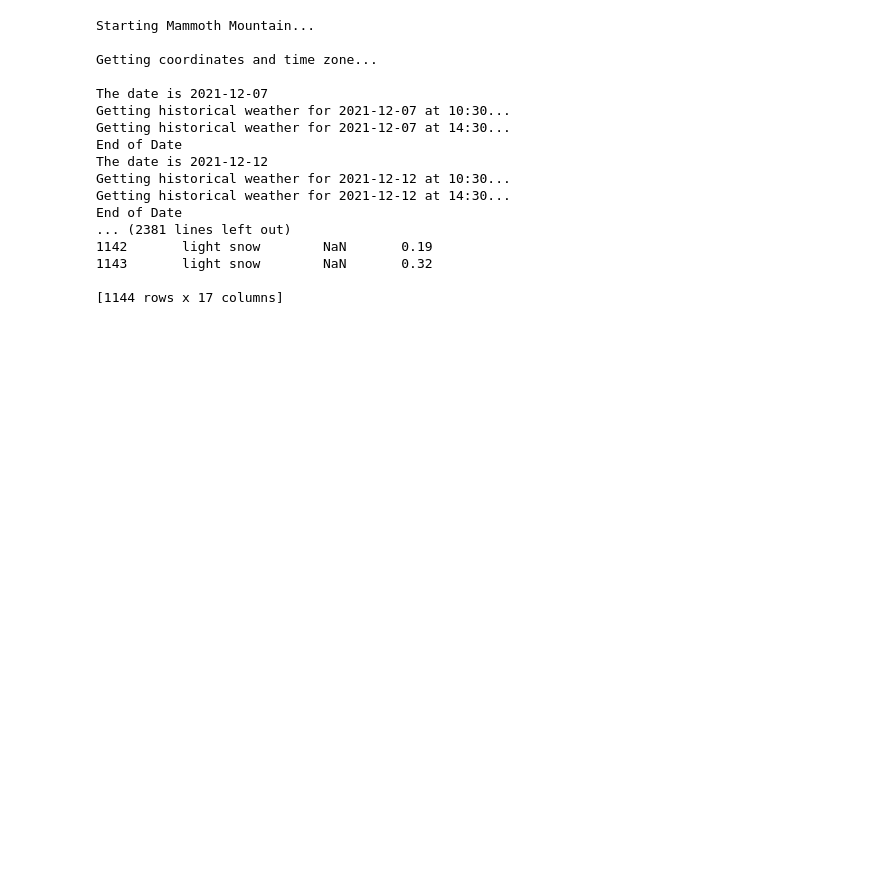
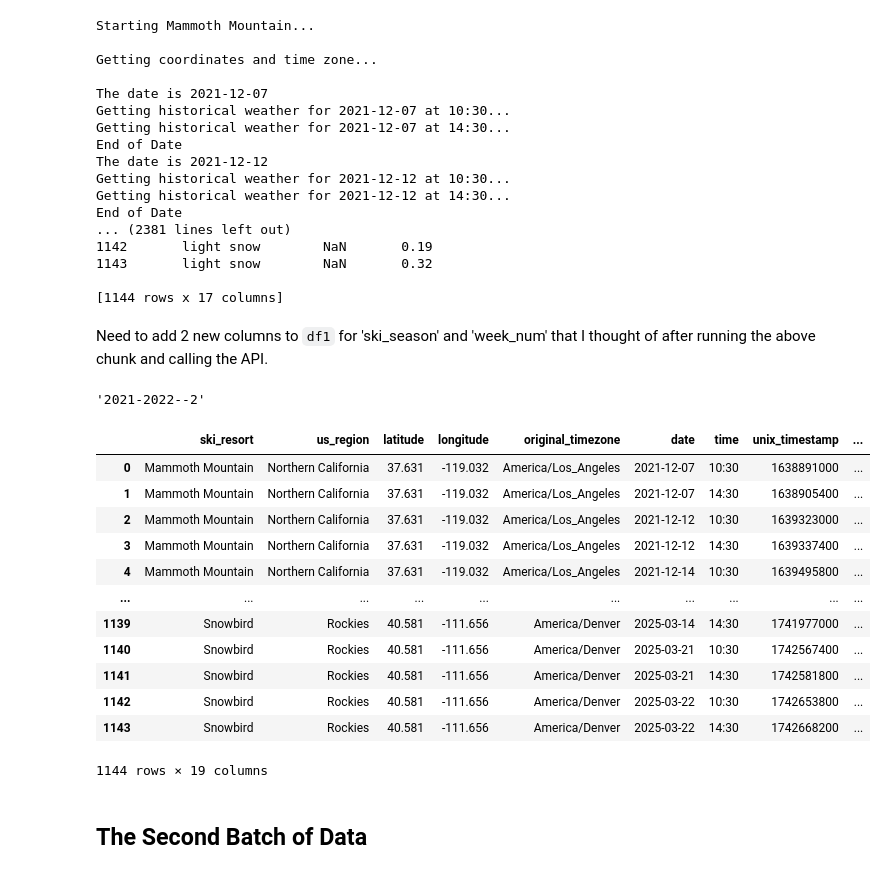
Before and after one commit to schoglund/bigdata520-final-project, a Jupyter notebook: Date Frequency.ipynb, the cells around one changed output. Saved outputs shown, nothing was run; the diff lists cells and outputs as text; code cells hidden in the pictures; blank space fills up the shorter version.

Commit message:
all 3 batches of data

```diff
--- a/Date Frequency.ipynb
+++ b/Date Frequency.ipynb
@@ -282,7 +282,7 @@ resorts = {
     'The Summit at Snoqualmie': 'PNW',
     'Mt. Bachelor': 'PNW',
     'Boyne Mountain': 'Midwest',
-    'The Highlands': 'Midwest'
+    'Boyne Highlands': 'Midwest'
 }
 # %% [markdown]
 Will combine the work of getting the coordinates for a resort then the weather for all the timestamps before proceeding to the next resort.
@@ -867,3 +867,43 @@ End of Date
 1143       light snow        NaN       0.32
 
 [1144 rows x 17 columns]
+# %% [markdown]
+Need to add 2 new columns to `df1` for 'ski_season' and 'week_num' that I thought of after running the above chunk and calling the API.
+# %%
+def get_key(d:dict, v:str):
+    '''
+    Function to get the key for a specific value 'v' in dictionary 'd'
+    '''
+    for key, values in d.items():
+        for value in values:
+            if value == v:
+                return key
+# %%
+get_key(selected_season_dates, dt.datetime.strptime('2021-12-15', '%Y-%m-%d').date())
+# %% [output]
+'2021-2022--2'
+# %%
+df1_new = df1.copy()
+# %%
+df1_new['date_dt'] = df1_new['date'].apply(lambda x: dt.datetime.strptime(str(x), '%Y-%m-%d').date())
+df1_new['ski_season-week_num'] = df1_new['date_dt'].apply(lambda x: get_key(selected_season_dates, x))
+
+df1_new[['ski_season', 'week_num']] = df1_new['ski_season-week_num'].str.split('--', n=1, expand=True)
+
+df1_new.drop(columns=['date_dt', 'ski_season-week_num'], inplace=True)
+# %%
+df1_new
+# %% [output]
+|  | ski_resort | us_region | latitude | longitude | original_timezone | date | time | unix_timestamp | ... |
+| 0 | Mammoth Mountain | Northern California | 37.631 | -119.032 | America/Los_Angeles | 2021-12-07 | 10:30 | 1638891000 | ... |
+| 1 | Mammoth Mountain | Northern California | 37.631 | -119.032 | America/Los_Angeles | 2021-12-07 | 14:30 | 1638905400 | ... |
+| 2 | Mammoth Mountain | Northern California | 37.631 | -119.032 | America/Los_Angeles | 2021-12-12 | 10:30 | 1639323000 | ... |
+| 3 | Mammoth Mountain | Northern California | 37.631 | -119.032 | America/Los_Angeles | 2021-12-12 | 14:30 | 1639337400 | ... |
+| 4 | Mammoth Mountain | Northern California | 37.631 | -119.032 | America/Los_Angeles | 2021-12-14 | 10:30 | 1639495800 | ... |
+| ... | ... | ... | ... | ... | ... | ... | ... | ... | ... |
+| 1139 | Snowbird | Rockies | 40.581 | -111.656 | America/Denver | 2025-03-14 | 14:30 | 1741977000 | ... |
+| 1140 | Snowbird | Rockies | 40.581 | -111.656 | America/Denver | 2025-03-21 | 10:30 | 1742567400 | ... |
+| 1141 | Snowbird | Rockies | 40.581 | -111.656 | America/Denver | 2025-03-21 | 14:30 | 1742581800 | ... |
+| 1142 | Snowbird | Rockies | 40.581 | -111.656 | America/Denver | 2025-03-22 | 10:30 | 1742653800 | ... |
+| 1143 | Snowbird | Rockies | 40.581 | -111.656 | America/Denver | 2025-03-22 | 14:30 | 1742668200 | ... |
+1144 rows × 19 columns
@@ -870,3 +912,5 @@ End of Date
+# %% [markdown]
+## The Second Batch of Data
 # %%
 # second batch of resorts
 
```
Also changed, not shown: parts of 11 cells of this notebook, 1 other file.
